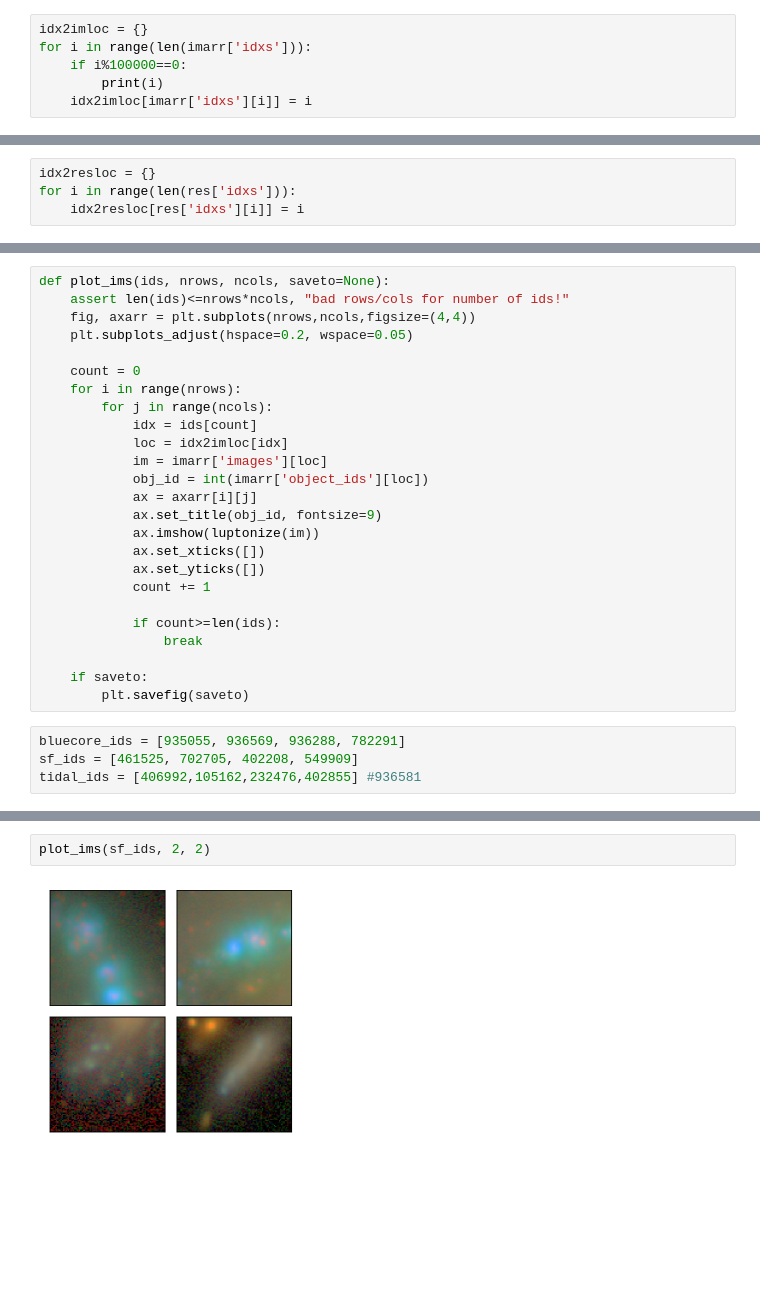
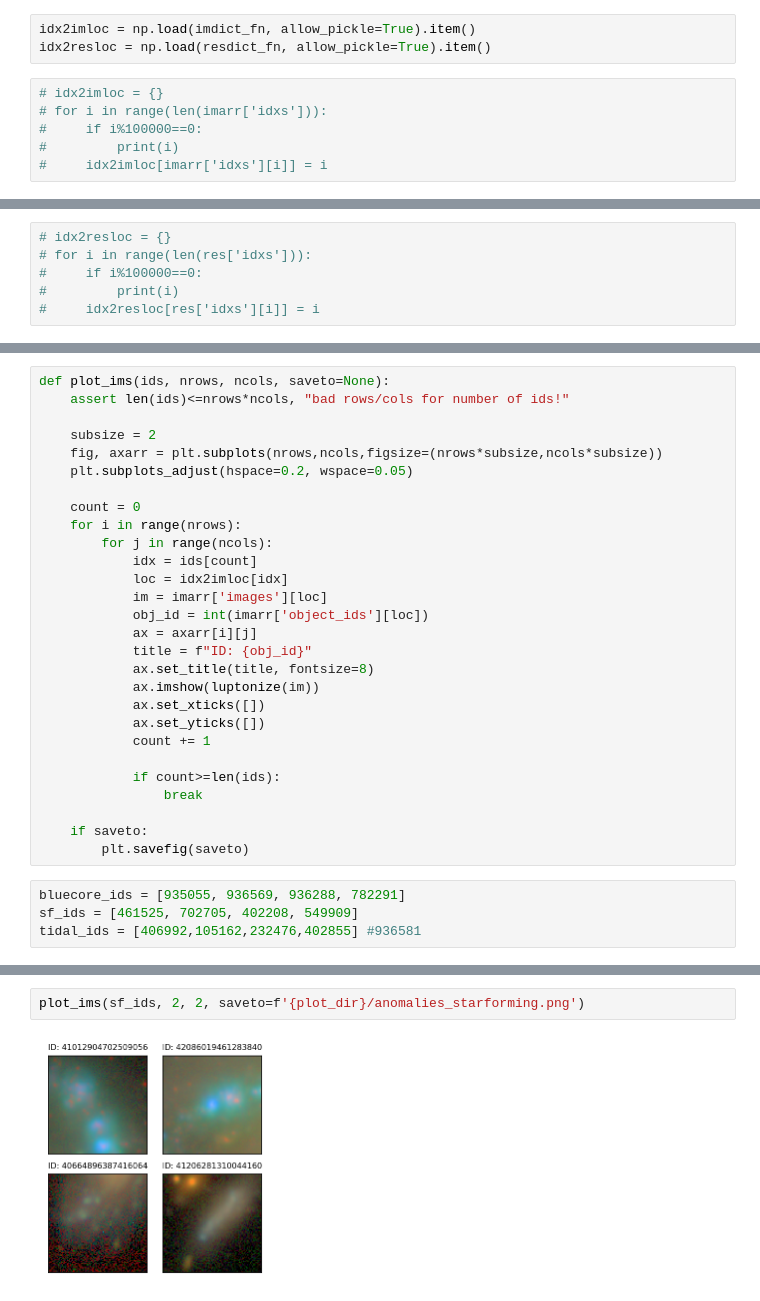
Before and after one commit to kstoreyf/anomalies-GAN-HSC, a Jupyter notebook: notebooks/plots_neurips_2020-09-20.ipynb, the cells around one changed output, grey strips where cells are left out. Cells and saved outputs as stored; diff of their text form; blank space fills up the shorter version.

Commit message:
neurips plot notebook

```diff
--- a/notebooks/plots_neurips_2020-09-20.ipynb
+++ b/notebooks/plots_neurips_2020-09-20.ipynb
@@ -45,6 +43,9 @@ print(len(imarr['idxs']))
+# %%
+idx2imloc = np.load(imdict_fn, allow_pickle=True).item()
+idx2resloc = np.load(resdict_fn, allow_pickle=True).item()
 # %%
-idx2imloc = {}
-for i in range(len(imarr['idxs'])):
-    if i%100000==0:
-        print(i)
-    idx2imloc[imarr['idxs'][i]] = i
+# idx2imloc = {}
+# for i in range(len(imarr['idxs'])):
+#     if i%100000==0:
+#         print(i)
+#     idx2imloc[imarr['idxs'][i]] = i
@@ -62,7 +52,9 @@ for i in range(len(imarr['idxs'])):
 # %%
-idx2resloc = {}
-for i in range(len(res['idxs'])):
-    idx2resloc[res['idxs'][i]] = i
+# idx2resloc = {}
+# for i in range(len(res['idxs'])):
+#     if i%100000==0:
+#         print(i)
+#     idx2resloc[res['idxs'][i]] = i
 # %%
 def luptonize(x, rgb_q=15, rgb_stretch=0.5, rgb_min=0):
     if x.ndim==3:
@@ -78,7 +70,9 @@ def luptonize(x, rgb_q=15, rgb_stretch=0.5, rgb_min=0):
 # %%
 def plot_ims(ids, nrows, ncols, saveto=None):
     assert len(ids)<=nrows*ncols, "bad rows/cols for number of ids!"
-    fig, axarr = plt.subplots(nrows,ncols,figsize=(4,4))
+
+    subsize = 2
+    fig, axarr = plt.subplots(nrows,ncols,figsize=(nrows*subsize,ncols*subsize))
     plt.subplots_adjust(hspace=0.2, wspace=0.05)
 
     count = 0
@@ -89,7 +83,8 @@ def plot_ims(ids, nrows, ncols, saveto=None):
             im = imarr['images'][loc]
             obj_id = int(imarr['object_ids'][loc])
             ax = axarr[i][j]
-            ax.set_title(obj_id, fontsize=9)
+            title = f"ID: {obj_id}"
+            ax.set_title(title, fontsize=8)
             ax.imshow(luptonize(im))
             ax.set_xticks([])
             ax.set_yticks([])
@@ -112,5 +106,5 @@ FileNotFoundError: [Errno 2] No such file or directory: '../papers/images/anomal
 # %%
-plot_ims(sf_ids, 2, 2)
+plot_ims(sf_ids, 2, 2, saveto=f'{plot_dir}/anomalies_starforming.png')
 # %% [output]
-[figure, old version]
+[figure, new version]
 # %%
```
Also changed, not shown: parts of 18 cells of this notebook.
